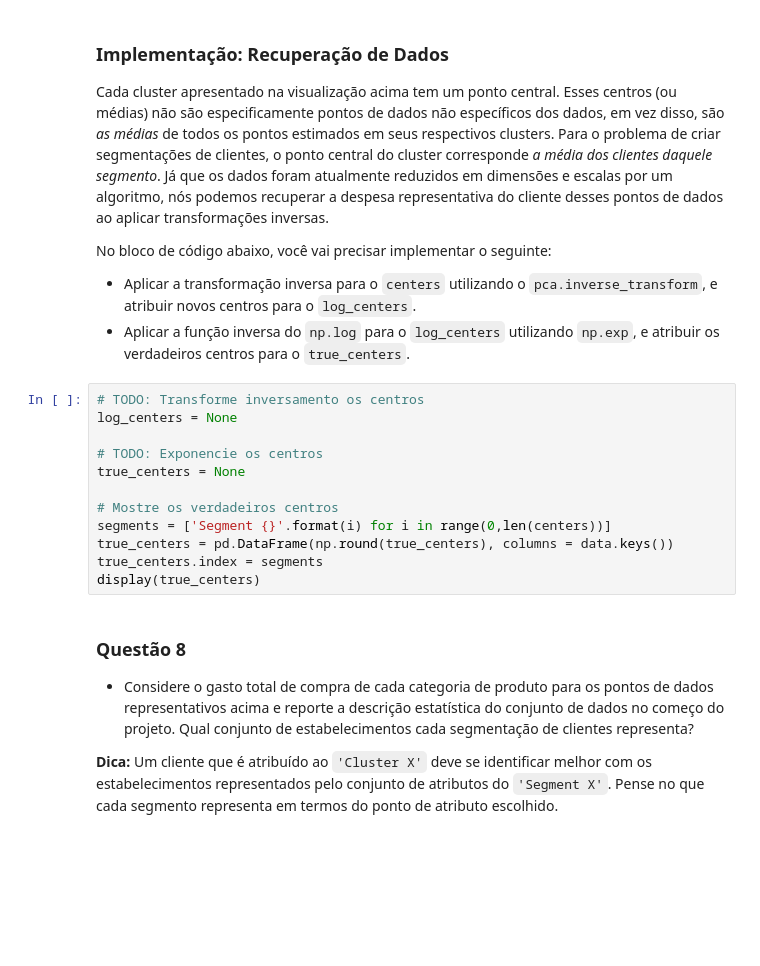
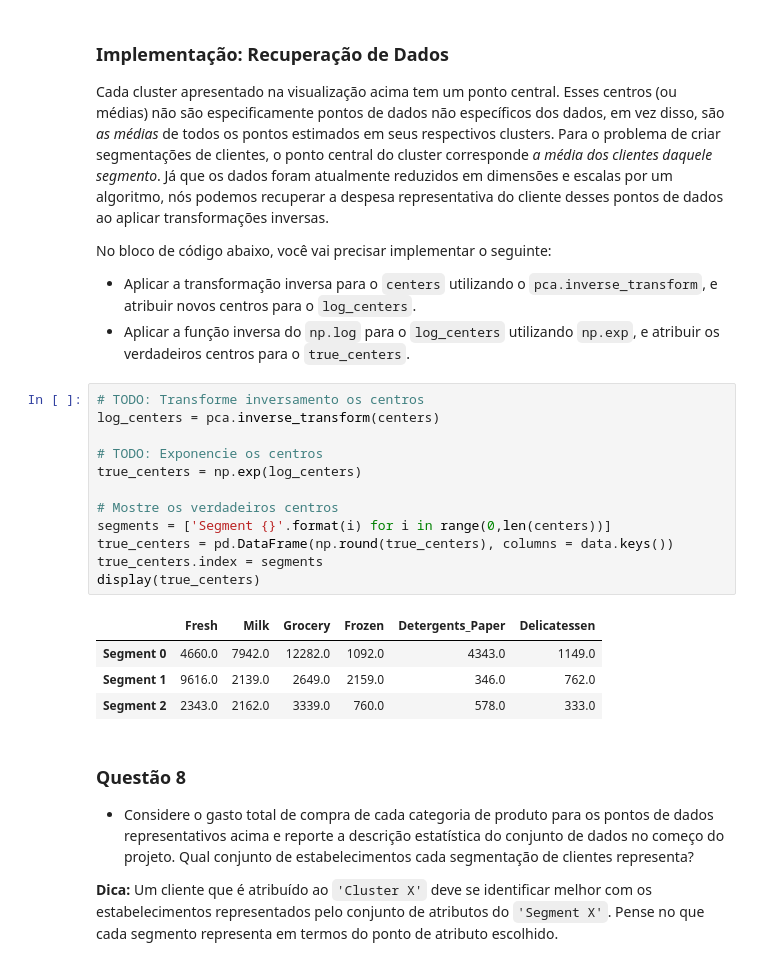
Before and after one commit to pimenta-arthur/customer_segments, a Jupyter notebook: customer_segments_PT.ipynb, the cells around one changed output. Drawn from its saved outputs; the diff is of its cells as text; blank space fills up the shorter version.

```diff
--- a/customer_segments_PT.ipynb
+++ b/customer_segments_PT.ipynb
@@ -443,16 +477,21 @@ No bloco de código abaixo, você vai precisar implementar o seguinte:
  - Aplicar a função inversa do `np.log` para o `log_centers` utilizando `np.exp`, e atribuir os verdadeiros centros para o `true_centers`.
 # %%
 # TODO: Transforme inversamento os centros
-log_centers = None
+log_centers = pca.inverse_transform(centers)
 
 # TODO: Exponencie os centros
-true_centers = None
+true_centers = np.exp(log_centers)
 
 # Mostre os verdadeiros centros
 segments = ['Segment {}'.format(i) for i in range(0,len(centers))]
 true_centers = pd.DataFrame(np.round(true_centers), columns = data.keys())
 true_centers.index = segments
 display(true_centers)
+# %% [output]
+|  | Fresh | Milk | Grocery | Frozen | Detergents_Paper | Delicatessen |
+| Segment 0 | 4660.0 | 7942.0 | 12282.0 | 1092.0 | 4343.0 | 1149.0 |
+| Segment 1 | 9616.0 | 2139.0 | 2649.0 | 2159.0 | 346.0 | 762.0 |
+| Segment 2 | 2343.0 | 2162.0 | 3339.0 | 760.0 | 578.0 | 333.0 |
 # %% [markdown]
 ### Questão 8
 - Considere o gasto total de compra de cada categoria de produto para os pontos de dados representativos acima e reporte a descrição estatística do conjunto de dados no começo do projeto. Qual conjunto de estabelecimentos cada segmentação de clientes representa?
```
Also changed, not shown: parts of 4 cells of this notebook.
